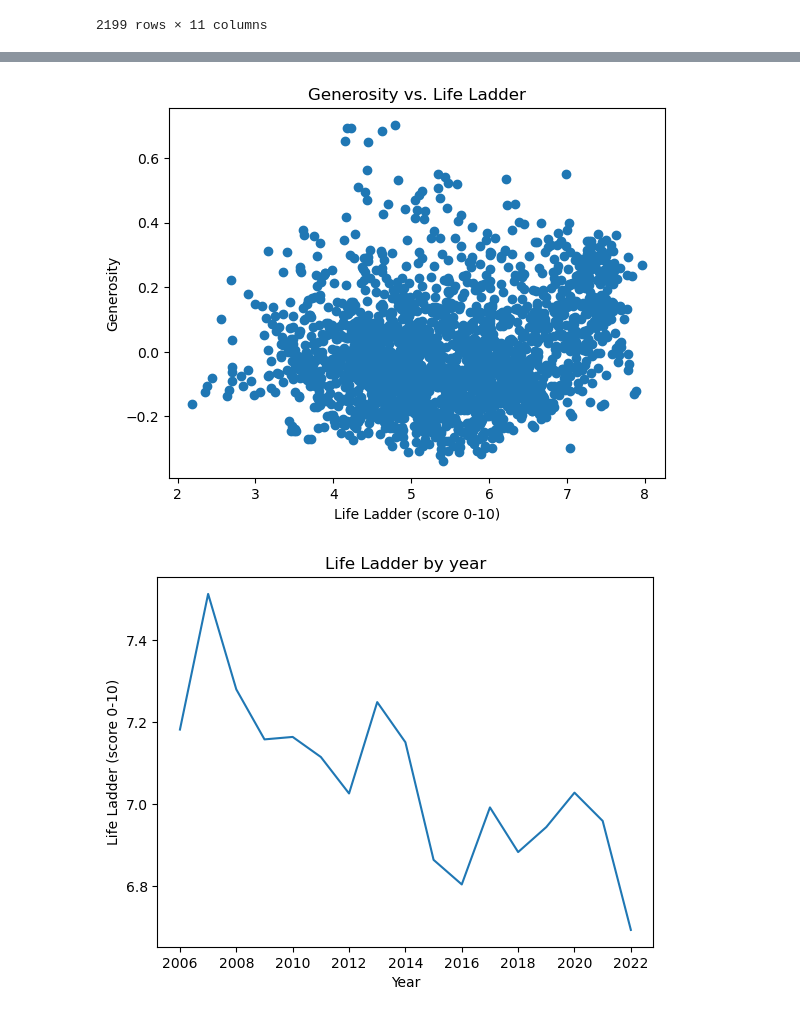
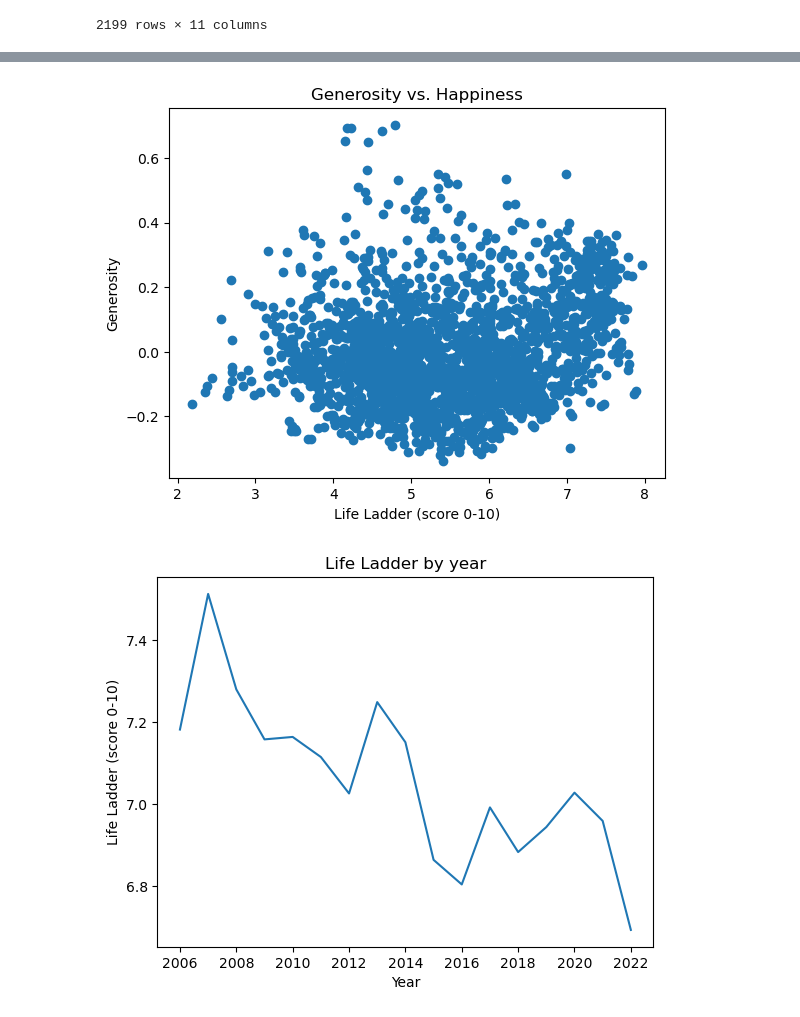
Before and after one commit to taylorfisher1012/world_happiness_trends, a Jupyter notebook: notebooks/happiness_report.ipynb, the cells around one changed output, grey strips where cells are left out. Drawn from its saved outputs; the diff is of its cells as text; code cells hidden in the pictures.

```diff
--- a/notebooks/happiness_report.ipynb
+++ b/notebooks/happiness_report.ipynb
@@ -60,11 +62,11 @@ plt.scatter('Life Ladder', 'Freedom to make life choices', data = happiness_repo
 # %%
 #Not a clear trend between life ladder and generosity
 plt.scatter('Life Ladder', 'Generosity', data = happiness_report)
 plt.xlabel('Life Ladder (score 0-10)')
 plt.ylabel('Generosity')
-plt.title('Generosity vs. Life Ladder');
+plt.title('Generosity vs. Happiness');
 # %% [output]
-[figure, old version]
+[figure, new version]
 # %%
 us = happiness_report.loc[happiness_report['Country name'] == 'United States']
 us
```
Also changed, not shown: parts of 6 cells of this notebook, 1 other file.
